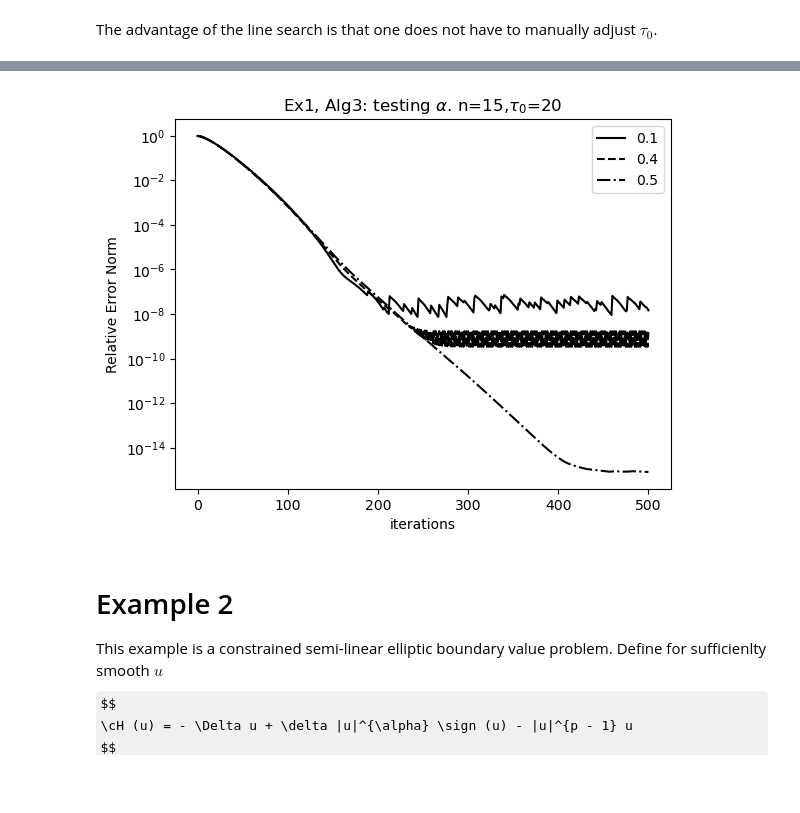
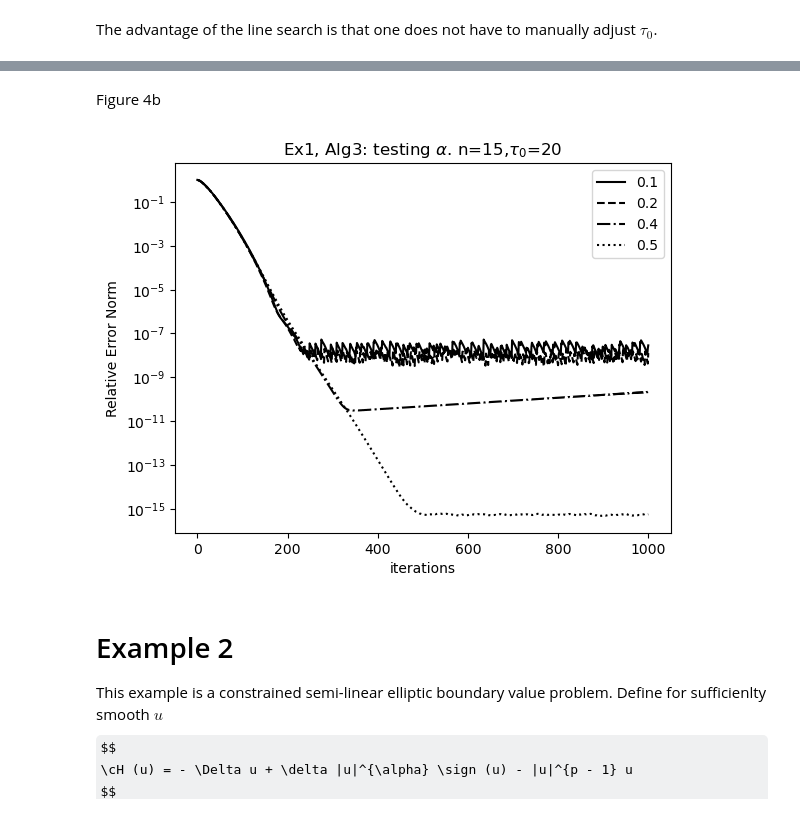
Before and after one commit to ctkelley/Grad_Des_CKW.jl, a Jupyter notebook: Examples.ipynb, the cells around one changed output, grey strips where cells are left out. Drawn from its saved outputs; the diff is of its cells as text; code cells hidden in the pictures; some formulas as TeX source; blank space fills up the shorter version.

```diff
--- a/Examples.ipynb
+++ b/Examples.ipynb
@@ -148,7 +156,9 @@ Ex1, Alg3: testing $\tau_0$. n=15,$\alpha$ =5.00000e-01
+# %% [markdown]
+Figure 4b
 # %%
-Figure3_4b(15; maxit=500, tau0=20);
+Figure3_4b(15; maxit=1000, tau0=20);
 # %% [output]
-[figure, old version]
+[figure, new version]
 # %% [markdown]
 # Example 2
 
```
Also changed, not shown: parts of 14 cells of this notebook, 8 other files.
